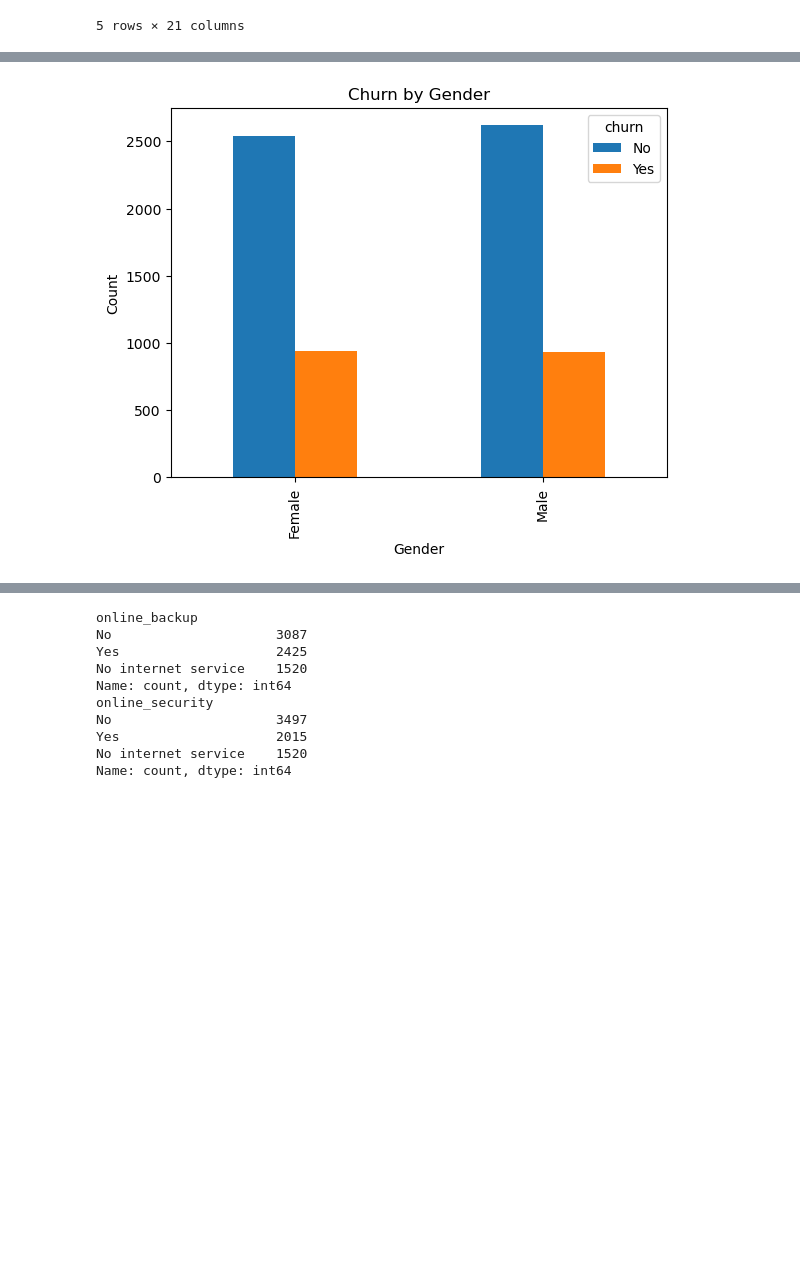
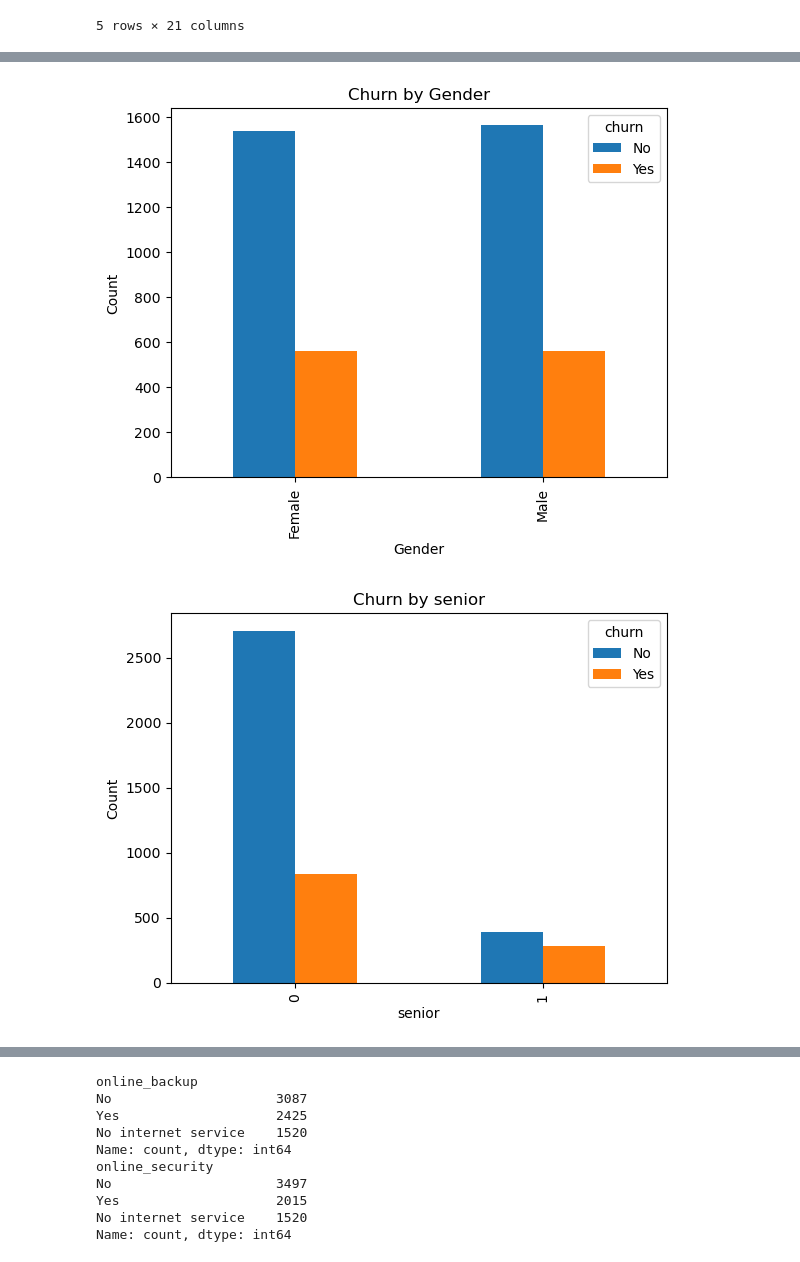
Before and after one commit to kelseyhangyu/classification-exercises, a Jupyter notebook: explore.ipynb, the cells around one changed output, grey strips where cells are left out. Cells and saved outputs as stored; diff of their text form; code cells hidden in the pictures; blank space fills up the shorter version.

```diff
--- a/explore.ipynb
+++ b/explore.ipynb
@@ -585,0 +636,2 @@ telco = telco.drop(['phone_service', 'multiple_lines'], axis=1)
+# %%
+telco = telco.drop(['online_security', 'online_backup'], axis=1)
@@ -630,0 +686,2 @@ Name: count, dtype: int64
+# %%
+telco = telco.drop(['device_protection', 'tech_support'], axis=1)
@@ -631,13 +732,32 @@ Name: count, dtype: int64
 # %%
-gender = pd.crosstab(telco['gender'], telco['churn'])
-senior = pd.crosstab(telco['senior_citizen'], telco['churn'])
-depend = pd.crosstab(telco['dependents'], telco['churn'])
-phone = pd.crosstab(telco['phone_service'], telco['churn'])
+gender = pd.crosstab(train['gender'], train['churn'])
+senior = pd.crosstab(train['senior_citizen'], train['churn'])
+depend = pd.crosstab(train['dependents'], train['churn'])
+phoneline = pd.crosstab(train['phone_lines'], train['churn'])
-# %%
-gender.plot(kind='bar')
-plt.title('Churn by Gender')
-plt.xlabel('Gender')
-plt.ylabel('Count')
-plt.show()
-# %% [output]
-[figure, removed]
+# %%
+gender.plot(kind='bar')
+plt.title('Churn by Gender')
+plt.xlabel('Gender')
+plt.ylabel('Count')
+plt.show()
+
+senior.plot(kind='bar')
+plt.title('Churn by senior')
+plt.xlabel('senior')
+plt.ylabel('Count')
+plt.show()
+
+depend.plot(kind='bar')
+plt.title('Churn by dependents')
+plt.xlabel('dependents')
+plt.ylabel('Count')
+plt.show()
+
+phoneline.plot(kind='bar')
+plt.title('Churn by phoneline type')
+plt.xlabel('phoneline type')
+plt.ylabel('Count')
+plt.show()
+# %% [output]
+[figure, added]
+[figure, added]
```
Also changed, not shown: parts of 21 cells of this notebook.
